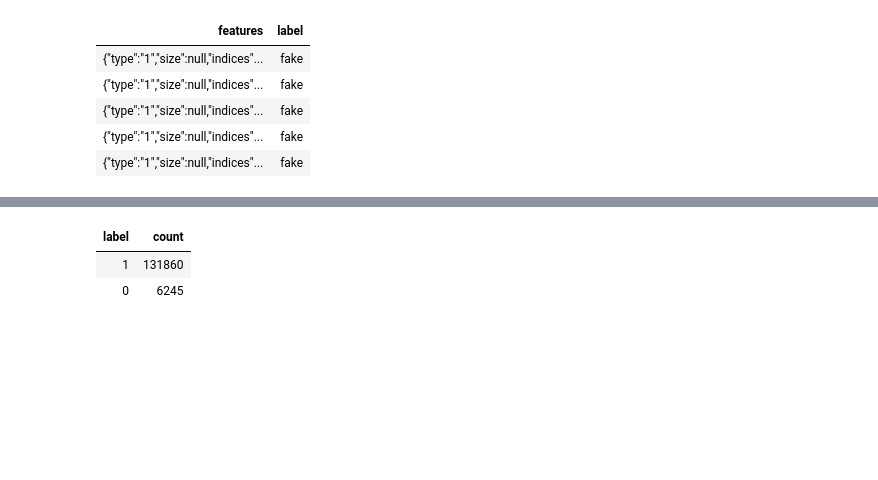
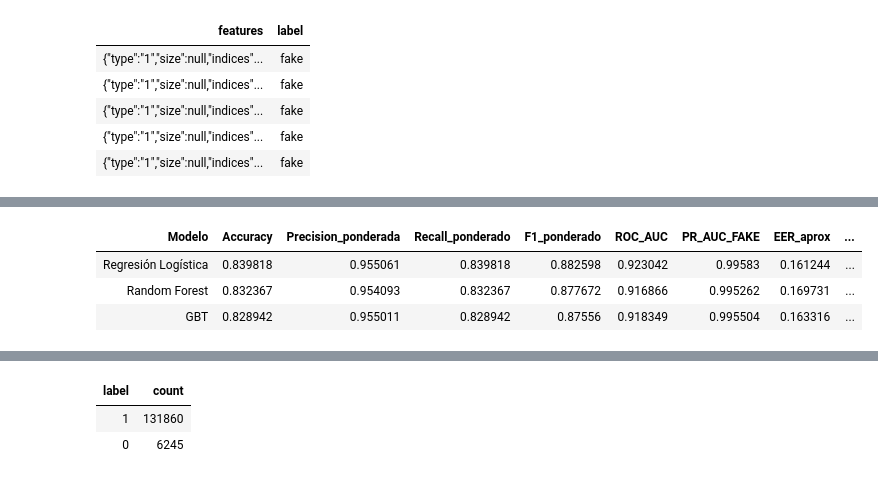
Before and after one commit to mariana-2302/deepfake-voice-detection_G4_BDA, a Jupyter notebook: Grupo4-BDA-Parcial-Codigo.ipynb, the cells around one changed output, grey strips where cells are left out. Drawn from its saved outputs; the diff is of its cells as text; code cells hidden in the pictures; blank space fills up the shorter version.

```diff
--- a/Grupo4-BDA-Parcial-Codigo.ipynb
+++ b/Grupo4-BDA-Parcial-Codigo.ipynb
@@ -257 +973,91 @@ GBT AUC: 0.9040412296468452
+# %%
+_inicio_etapa = time.perf_counter()
+
+from pyspark.ml.evaluation import MulticlassClassificationEvaluator, BinaryClassificationEvaluator
+from pyspark.ml.functions import vector_to_array
+from pyspark.sql import functions as F
+from sklearn.metrics import roc_curve
+import numpy as np
+import pandas as pd
+
+models_pred = [
+    ("Regresión Logística", lr_pred),
+    ("Random Forest", rf_pred),
+    ("GBT", gbt_pred),
+]
+
+evaluator_mc = MulticlassClassificationEvaluator(labelCol="label", predictionCol="prediction")
+results = []
+
+def safe_div(a, b):
+    return a / b if b else 0.0
+
+def calculate_eer(pred):
+    # Probabilidad de FAKE (label=1). EER es el punto donde FPR y FNR son más cercanos.
+    pdf = pred.select(
+        "label",
+        vector_to_array("probability")[1].alias("score_fake")
+    ).toPandas()
+    fpr, tpr, thresholds = roc_curve(pdf["label"], pdf["score_fake"])
+    fnr = 1.0 - tpr
+    idx = int(np.nanargmin(np.abs(fpr - fnr)))
+    return float((fpr[idx] + fnr[idx]) / 2.0), float(thresholds[idx])
+
+for name, pred in models_pred:
+    weighted_precision = evaluator_mc.setMetricName("weightedPrecision").evaluate(pred)
+    weighted_recall = evaluator_mc.setMetricName("weightedRecall").evaluate(pred)
+    weighted_f1 = evaluator_mc.setMetricName("weightedFMeasure").evaluate(pred)
+    accuracy = evaluator_mc.setMetricName("accuracy").evaluate(pred)
+    roc_auc = BinaryClassificationEvaluator(
+        labelCol="label", rawPredictionCol="rawPrediction", metricName="areaUnderROC"
+    ).evaluate(pred)
+    pr_auc = BinaryClassificationEvaluator(
+        labelCol="label", rawPredictionCol="rawPrediction", metricName="areaUnderPR"
+    ).evaluate(pred)
+    eer, eer_threshold = calculate_eer(pred)
+
+    cm = {(int(r["label"]), int(r["prediction"])): int(r["count"])
+          for r in pred.groupBy("label", "prediction").count().collect()}
+    tn, fp = cm.get((0, 0), 0), cm.get((0, 1), 0)
+    fn, tp = cm.get((1, 0), 0), cm.get((1, 1), 0)
+
+    precision_real = safe_div(tn, tn + fn)
+    recall_real = safe_div(tn, tn + fp)
+    f1_real = safe_div(2 * precision_real * recall_real, precision_real + recall_real)
+    precision_fake = safe_div(tp, tp + fp)
+    recall_fake = safe_div(tp, tp + fn)
+    f1_fake = safe_div(2 * precision_fake * recall_fake, precision_fake + recall_fake)
+    macro_f1 = (f1_real + f1_fake) / 2
+    balanced_accuracy = (recall_real + recall_fake) / 2
+
+    results.append({
+        "Modelo": name,
+        "Accuracy": accuracy,
+        "Precision_ponderada": weighted_precision,
+        "Recall_ponderado": weighted_recall,
+        "F1_ponderado": weighted_f1,
+        "ROC_AUC": roc_auc,
+        "PR_AUC_FAKE": pr_auc,
+        "EER_aprox": eer,
+        "Umbral_EER_score_FAKE": eer_threshold,
+        "Precision_REAL": precision_real,
+        "Recall_REAL": recall_real,
+        "F1_REAL": f1_real,
+        "Precision_FAKE": precision_fake,
+        "Recall_FAKE": recall_fake,
+        "F1_FAKE": f1_fake,
+        "Macro_F1": macro_f1,
+        "Balanced_Accuracy": balanced_accuracy,
+        "TN": tn, "FP": fp, "FN": fn, "TP": tp,
+    })
+
+results_pd = pd.DataFrame(results)
+display(spark.createDataFrame(results_pd.round(6)))
+
+registrar_tiempo('RESULTADOS', 'Evaluación de modelos', _inicio_etapa, observacion='')
+# %% [output]
+| Modelo | Accuracy | Precision_ponderada | Recall_ponderado | F1_ponderado | ROC_AUC | PR_AUC_FAKE | EER_aprox | ... |
+| Regresión Logística | 0.839818 | 0.955061 | 0.839818 | 0.882598 | 0.923042 | 0.99583 | 0.161244 | ... |
+| Random Forest | 0.832367 | 0.954093 | 0.832367 | 0.877672 | 0.916866 | 0.995262 | 0.169731 | ... |
+| GBT | 0.828942 | 0.955011 | 0.828942 | 0.87556 | 0.918349 | 0.995504 | 0.163316 | ... |
 # %% [markdown]
```
Also changed, not shown: parts of 65 cells of this notebook.
